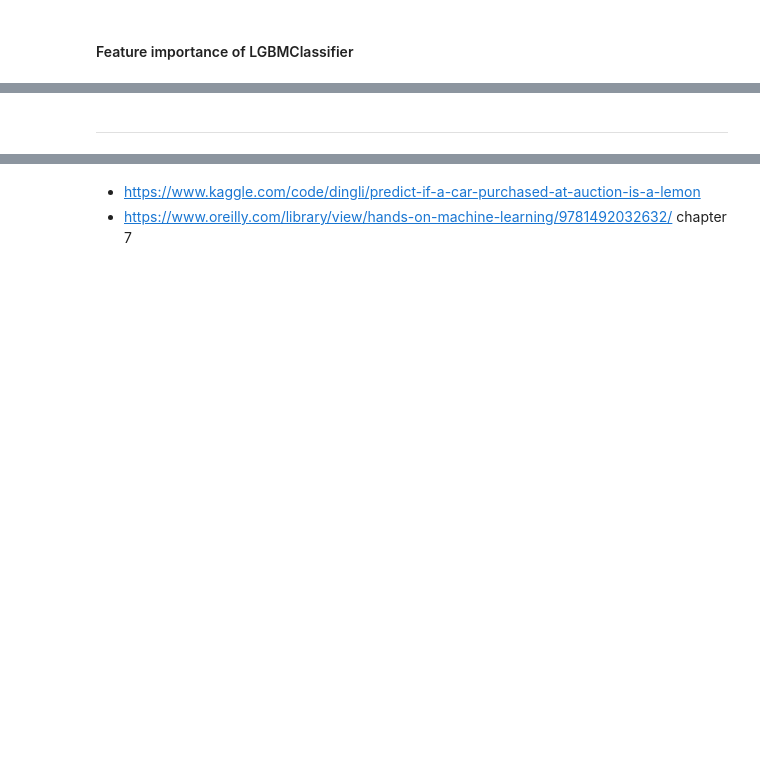
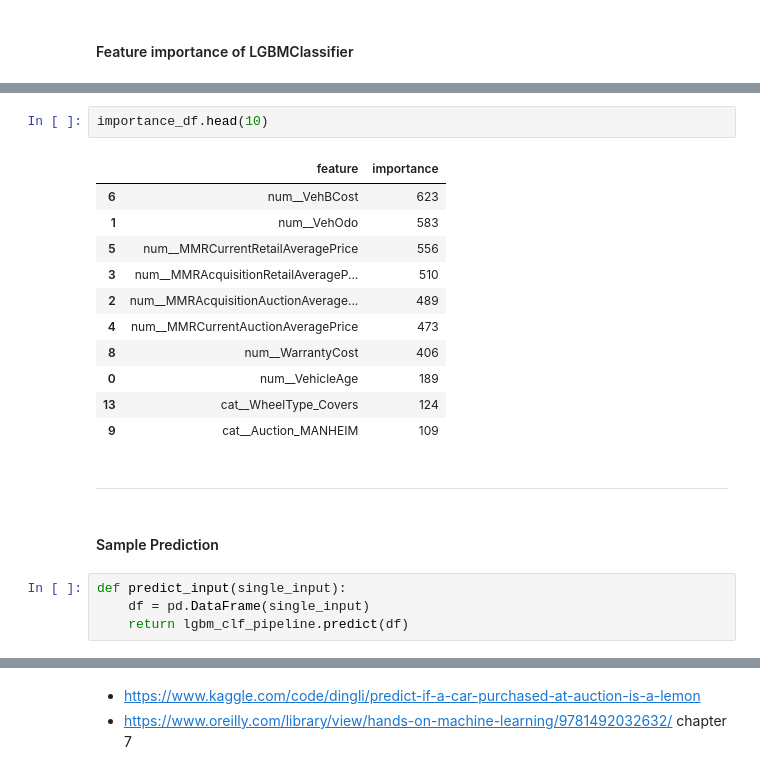
Before and after one commit to vivekpatel99/Machine-Learning-with-Python-Zero-to-GBMs-by-Jovian, a Jupyter notebook: Course_Project - car_purchased_at_auction/car_purchased_predictor_good_bad.ipynb, the cells around one changed output, grey strips where cells are left out. Drawn from its saved outputs; the diff is of its cells as text; blank space fills up the shorter version.

```diff
--- a/Course_Project - car_purchased_at_auction/car_purchased_predictor_good_bad.ipynb
+++ b/Course_Project - car_purchased_at_auction/car_purchased_predictor_good_bad.ipynb
@@ -675,2 +713,22 @@ importance_df = pd.DataFrame({
+# %%
+importance_df.head(10)
+# %% [output]
+|  | feature | importance |
+| 6 | num__VehBCost | 623 |
+| 1 | num__VehOdo | 583 |
+| 5 | num__MMRCurrentRetailAveragePrice | 556 |
+| 3 | num__MMRAcquisitionRetailAverageP... | 510 |
+| 2 | num__MMRAcquisitionAuctionAverage... | 489 |
+| 4 | num__MMRCurrentAuctionAveragePrice | 473 |
+| 8 | num__WarrantyCost | 406 |
+| 0 | num__VehicleAge | 189 |
+| 13 | cat__WheelType_Covers | 124 |
+| 9 | cat__Auction_MANHEIM | 109 |
 # %% [markdown]
 ****
+# %% [markdown]
+#### Sample Prediction
+# %%
+def predict_input(single_input):
+    df = pd.DataFrame(single_input)
+    return lgbm_clf_pipeline.predict(df)
```
Also changed, not shown: parts of 28 cells of this notebook, 1 other file.
